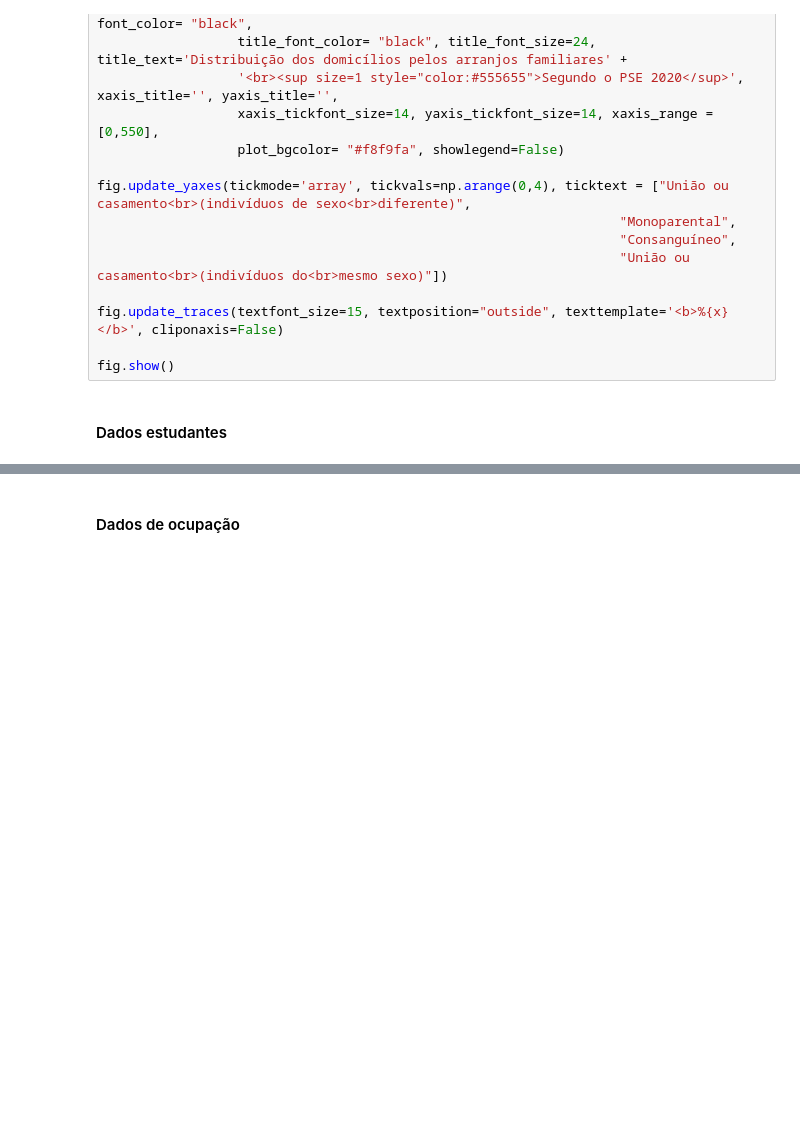
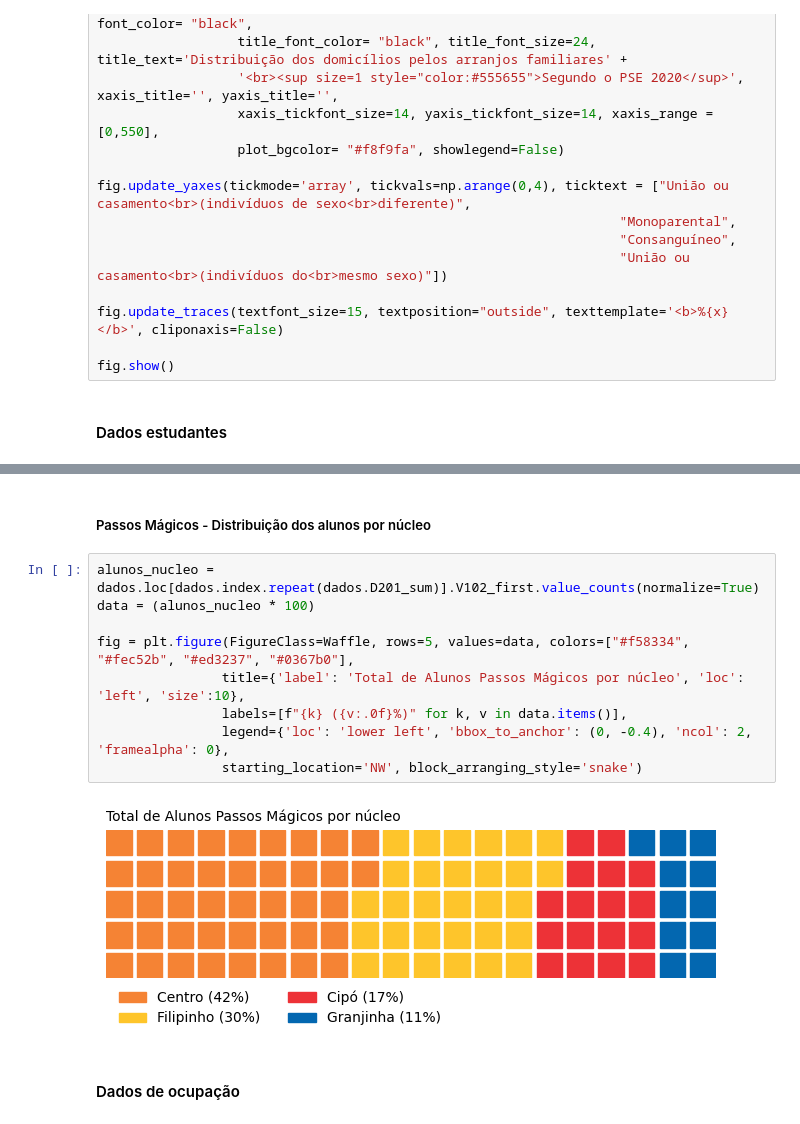
Before and after one commit to afonsosr2/datathon-grupo51, a Jupyter notebook: notebooks/PSE_2020.ipynb, the cells around one changed output, grey strips where cells are left out. Drawn from its saved outputs; the diff is of its cells as text; blank space fills up the shorter version.

```diff
--- a/notebooks/PSE_2020.ipynb
+++ b/notebooks/PSE_2020.ipynb
@@ -234,3 +388,16 @@ df_pm_estudantes.head(3)
+# %% [markdown]
+##### Passos Mágicos - Distribuição dos alunos por núcleo
+# %%
+alunos_nucleo = dados.loc[dados.index.repeat(dados.D201_sum)].V102_first.value_counts(normalize=True)
+data = (alunos_nucleo * 100)
+
+fig = plt.figure(FigureClass=Waffle, rows=5, values=data, colors=["#f58334", "#fec52b", "#ed3237", "#0367b0"],
+                title={'label': 'Total de Alunos Passos Mágicos por núcleo', 'loc': 'left', 'size':10},
+                labels=[f"{k} ({v:.0f}%)" for k, v in data.items()],
+                legend={'loc': 'lower left', 'bbox_to_anchor': (0, -0.4), 'ncol': 2, 'framealpha': 0},
+                starting_location='NW', block_arranging_style='snake')
+# %% [output]
+[figure, added]
 # %% [markdown]
 #### Dados de ocupação
 # %% [markdown]
```
Also changed, not shown: parts of 16 cells of this notebook, 4 other files.
